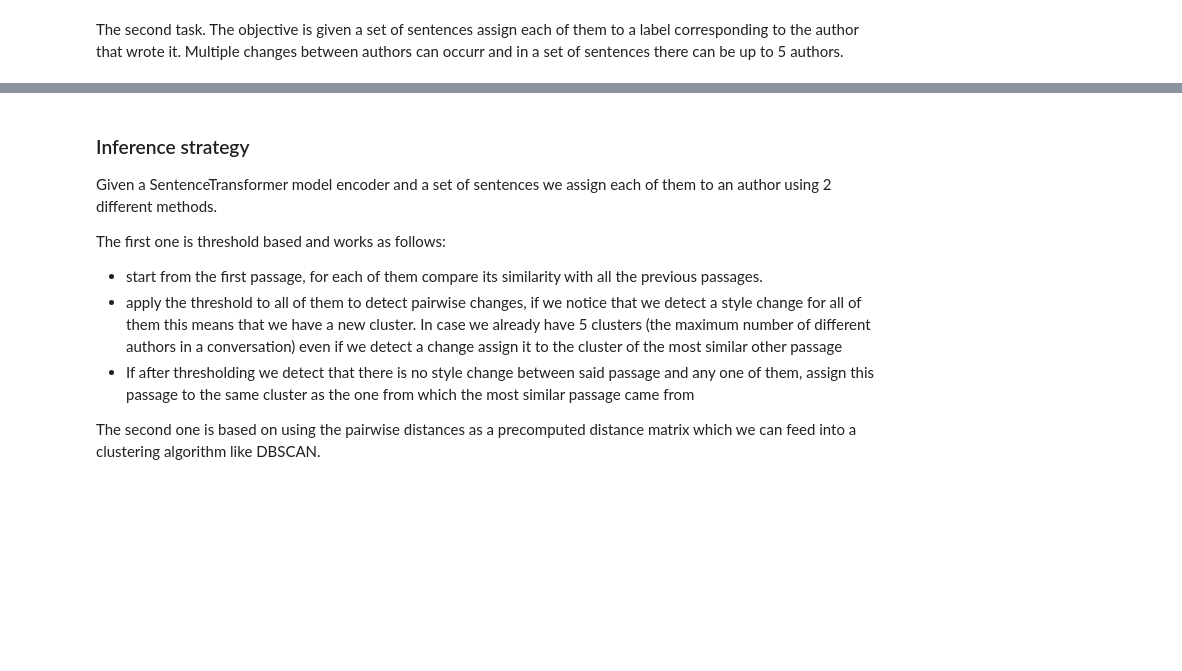
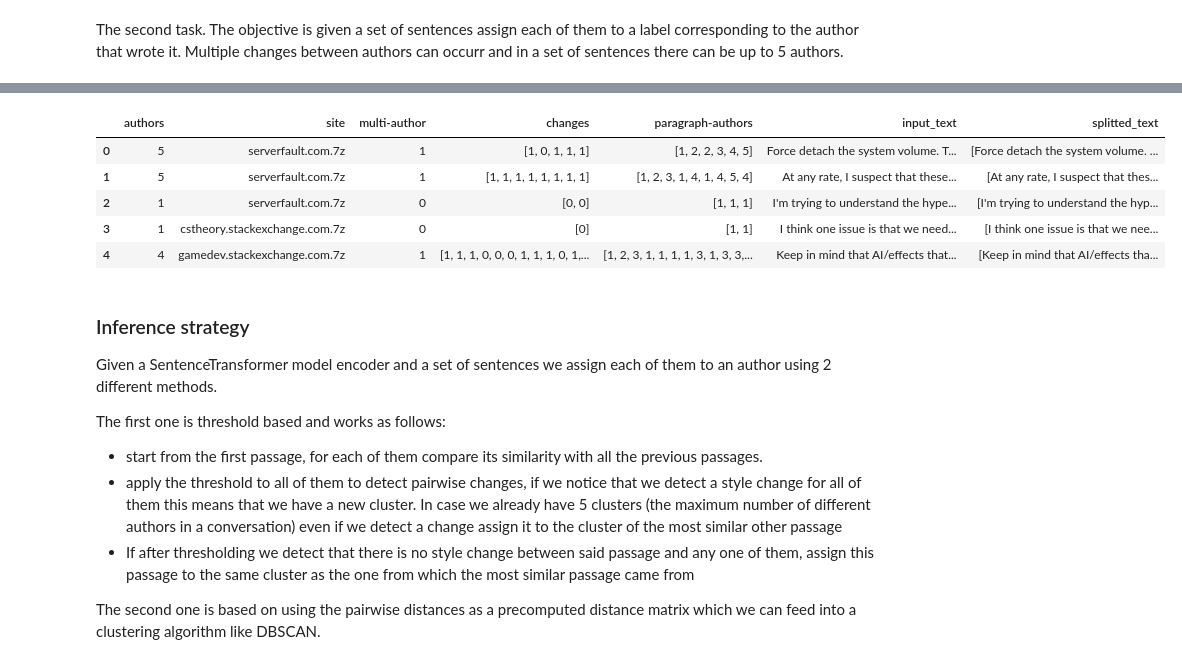
Before and after one commit to IldebrandoSimeoni/NLP-UniBo, a Jupyter notebook: Project/2nd_approach/NLP_Project_2ndApproach.ipynb, the cells around one changed output, grey strips where cells are left out. Saved outputs shown, nothing was run; the diff lists cells and outputs as text; code cells hidden in the pictures; blank space fills up the shorter version.

```diff
--- a/Project/2nd_approach/NLP_Project_2ndApproach.ipynb
+++ b/Project/2nd_approach/NLP_Project_2ndApproach.ipynb
@@ -653,3 +656,14 @@ print(df_valid.head())
+# %%
+valid_directory = './dataset2/validation'
+df_valid = create_dataframe(valid_directory)
+df_valid.head()
+# %% [output]
+|  | authors | site | multi-author | changes | paragraph-authors | input_text | splitted_text |
+| 0 | 5 | serverfault.com.7z | 1 | [1, 0, 1, 1, 1] | [1, 2, 2, 3, 4, 5] | Force detach the system volume. T... | [Force detach the system volume. ... |
+| 1 | 5 | serverfault.com.7z | 1 | [1, 1, 1, 1, 1, 1, 1, 1] | [1, 2, 3, 1, 4, 1, 4, 5, 4] | At any rate, I suspect that these... | [At any rate, I suspect that thes... |
+| 2 | 1 | serverfault.com.7z | 0 | [0, 0] | [1, 1, 1] | I'm trying to understand the hype... | [I'm trying to understand the hyp... |
+| 3 | 1 | cstheory.stackexchange.com.7z | 0 | [0] | [1, 1] | I think one issue is that we need... | [I think one issue is that we nee... |
+| 4 | 4 | gamedev.stackexchange.com.7z | 1 | [1, 1, 1, 0, 0, 0, 1, 1, 1, 0, 1,... | [1, 2, 3, 1, 1, 1, 1, 3, 1, 3, 3,... | Keep in mind that AI/effects that... | [Keep in mind that AI/effects tha... |
 # %% [markdown]
 ### Inference strategy
 Given a SentenceTransformer model encoder and a set of sentences we assign each of them to an author using 2 different methods.
```
Also changed, not shown: parts of 6 cells of this notebook.
